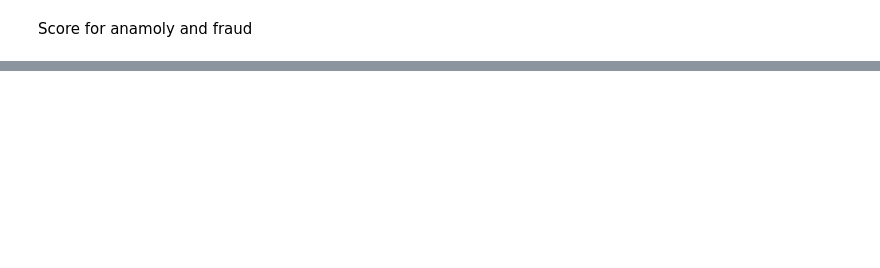
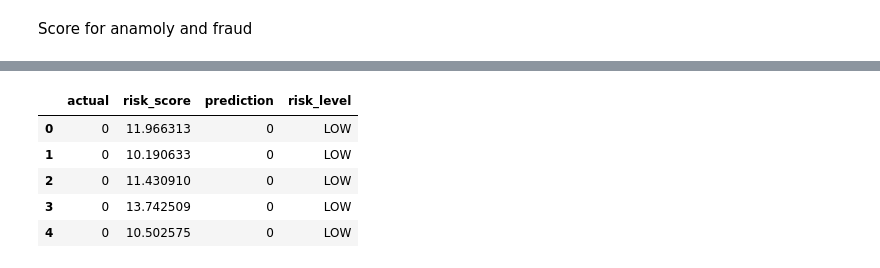
Before and after one commit to Manarsenic/ato, a Jupyter notebook: PBL_MT.ipynb, the cells around one changed output, grey strips where cells are left out. Cells and saved outputs as stored; diff of their text form; code cells hidden in the pictures; blank space fills up the shorter version.

```diff
--- a/PBL_MT.ipynb
+++ b/PBL_MT.ipynb
@@ -420,0 +421,13 @@ PR-AUC: 0.7841705391293161
+# %%
+# Convert hybrid score to interpretable risk score (0–100)
+risk_score = final_score * 100
+
+import pandas as pd
+
+results_df = pd.DataFrame({
+    "actual": y_test.values,
+    "risk_score": risk_score,
+    "prediction": final_preds
+})
+
+results_df.head()
@@ -420,0 +441,23 @@ PR-AUC: 0.7841705391293161
+# %%
+# Convert numeric risk score into alert level
+
+def risk_level(score):
+    if score >= 90:
+        return "CRITICAL"
+    elif score >= 70:
+        return "HIGH"
+    elif score >= 40:
+        return "MEDIUM"
+    else:
+        return "LOW"
+
+results_df["risk_level"] = results_df["risk_score"].apply(risk_level)
+
+results_df.head()
+# %% [output]
+|  | actual | risk_score | prediction | risk_level |
+| 0 | 0 | 11.966313 | 0 | LOW |
+| 1 | 0 | 10.190633 | 0 | LOW |
+| 2 | 0 | 11.430910 | 0 | LOW |
+| 3 | 0 | 13.742509 | 0 | LOW |
+| 4 | 0 | 10.502575 | 0 | LOW |
```
Also changed, not shown: parts of 16 cells of this notebook.
